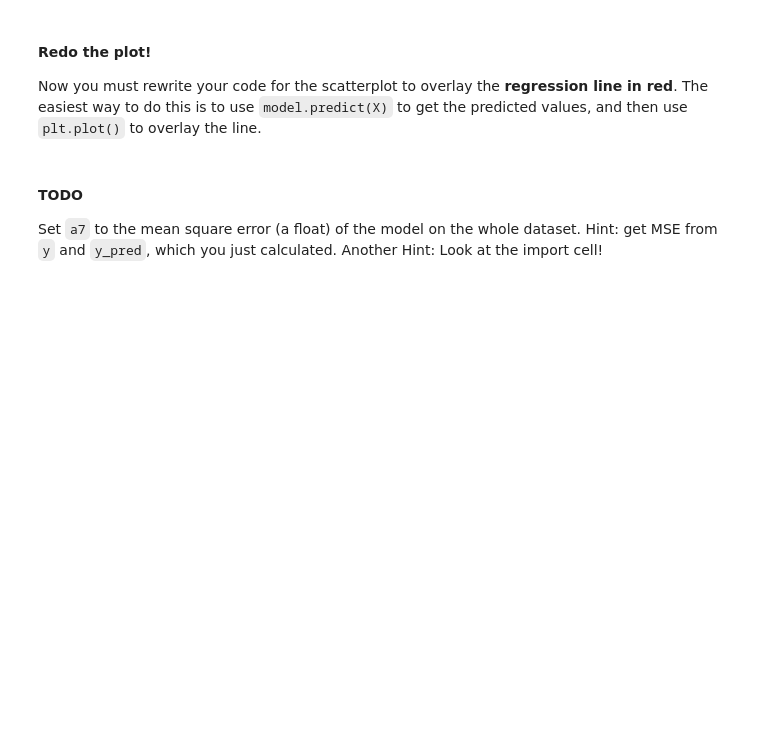
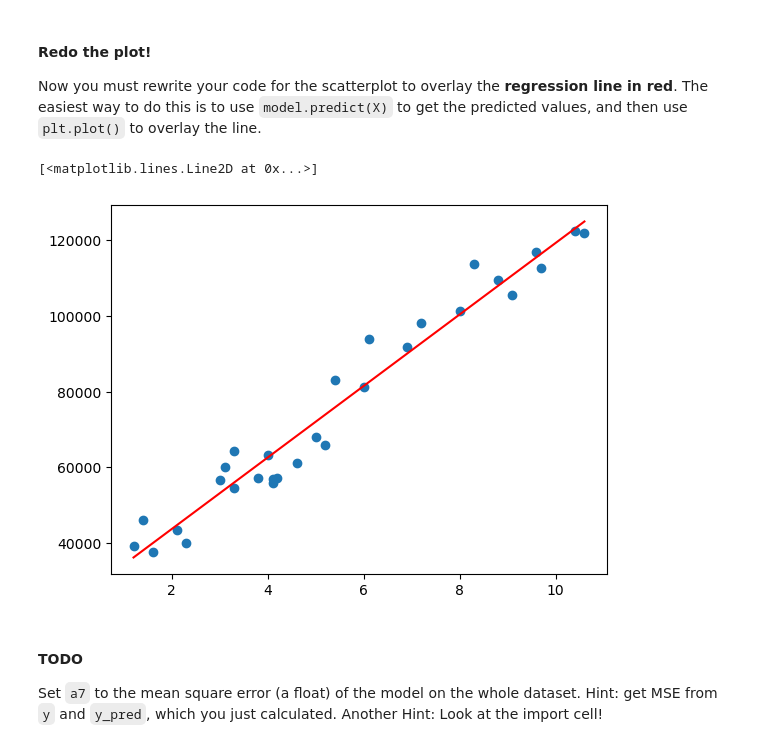
Before and after one commit to ktennant5378/Module-3-Assignments, a Jupyter notebook: Homework_01.ipynb, the cells around one changed output. Cells and saved outputs as stored; diff of their text form; code cells hidden in the pictures; blank space fills up the shorter version.

```diff
--- a/Homework_01.ipynb
+++ b/Homework_01.ipynb
@@ -251,10 +272,16 @@ least-squares line with some evaluation metrics.
 Train your model on the whole dataset, and set `a5` to the intercept (a float)  (note: `sklearn` stores the intercept/bias separately from the coefficients)
 # %%
 # Your code here
+from sklearn.linear_model import LinearRegression
+model = LinearRegression()
+model.fit(salary_data_X, salary_data_Y)
+
+#print(model.intercept_)
 
 
 
-a5 = 0.0          # replace 0.0 with an expression returning the intercept value
+
+a5 = model.intercept_         # replace 0.0 with an expression returning the intercept value
 # %%
 # Graded Answer
 # DO NOT change this cell in any way
@@ -284,6 +312,14 @@ Now you must rewrite your code for the scatterplot to overlay the **regression l
 is to  use `model.predict(X)` to get the predicted values, and then use `plt.plot()` to overlay the line.
 # %%
 # Your code here (not graded)
+y_pred = model.predict(salary_data_X)
+
+plt.scatter(salary_data_X, salary_data_Y)
+
+plt.plot(salary_data_X,y_pred,color="red")
+# %% [output]
+[<matplotlib.lines.Line2D at 0x...>]
+[figure, added]
 # %% [markdown]
 #### TODO
 
```
Also changed, not shown: parts of 26 cells of this notebook.
